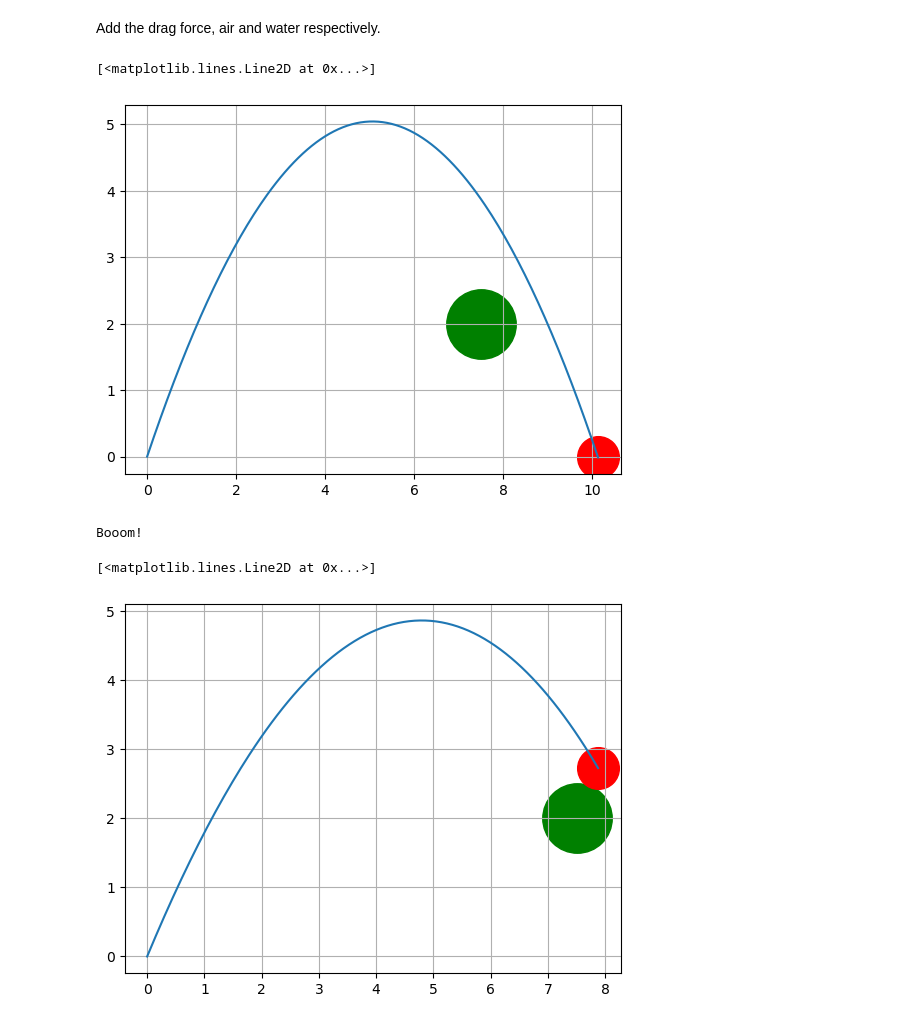
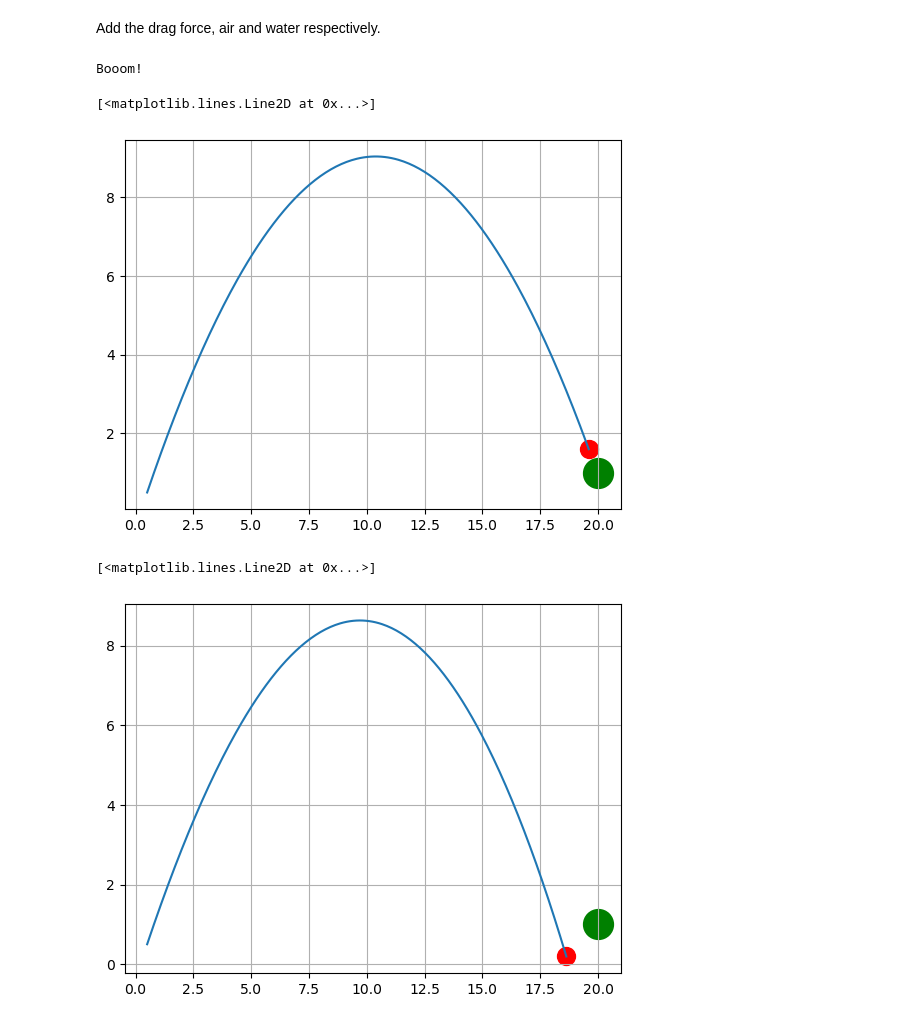
Before and after one commit to yygarypeng/pi-calculation-comphyslab-HW1, a Jupyter notebook: HW1_code/HW1.3.ipynb, the cells around one changed output. Drawn from its saved outputs; the diff is of its cells as text; code cells hidden in the pictures.

```diff
--- a/HW1_code/HW1.3.ipynb
+++ b/HW1_code/HW1.3.ipynb
@@ -18,25 +18,24 @@ mass = 5 # kg
 R = 0.3 # bird radius [meter]
 R_T = 0.5 # target radius [meter]
 # bird's position
-PosX = 0
-PosY = 0
-# bird's velocity
-VelX = 5
-VelY = 10
+PosX = 0.5
+PosY = 0.5
 # The size of the playground
 D_x = 100
-D_y = 0
+D_y = 0 + R
 # Target position [meter, meter]
-T = [7.5, 2]
+T = [20, 1]
 # collide parameter (+ 0.05 --> tolerance)
 PosSec = R + R_T + 0.05
-# convert point to m
-s_bird = np.square(100 * R) # the point area (cm^2)
-s_pig = np.square(100 * R_T) # the point area (cm^2)
+# specify the point size
+s_bird = np.square(43 * R) # the point area (cm^2)
+s_pig = np.square(43 * R_T) # the point area (cm^2)
 # %% [markdown]
 Normal condition
 # %%
-def tr(PosX, PosY, VelX, VelY):
+def tr(PosX, PosY, Vel, theta):
+        VelX = Vel * np.sin(theta)
+        VelY = Vel * np.cos(theta)
         x, y, vx, vy = PosX, PosY, VelX, VelY # temp
         X = np.array([x])
         Y = np.array([y])
@@ -57,11 +56,13 @@ def tr(PosX, PosY, VelX, VelY):
 
         return [X, Y, x, y]
 # %%
-# %timeit tr(PosX, PosY, VelX, VelY)
+# bird's velocity and angel
+Vel = 15
+theta = np.pi/6
 
 plt.scatter(T[0], T[1], s_pig, c = 'g')
-plt.scatter(tr(PosX, PosY, VelX, VelY)[2], tr(PosX, PosY, VelX, VelY)[3], s_bird, c = 'r')
+plt.scatter(tr(PosX, PosY, Vel, theta)[2], tr(PosX, PosY, Vel, theta)[3], s_bird, c = 'r')
 plt.grid()
-plt.plot(tr(PosX, PosY, VelX, VelY)[0],
-         tr(PosX, PosY, VelX, VelY)[1])
+plt.plot(tr(PosX, PosY, Vel, theta)[0],
+         tr(PosX, PosY, Vel, theta)[1])
 # %% [output]
@@ -70,7 +75,9 @@ plt.plot(tr(PosX, PosY, VelX, VelY)[0],
 # %% [markdown]
 Add the drag force, air and water respectively.
 # %%
-def tr(PosX, PosY, VelX, VelY, eta):
+def tr(PosX, PosY, Vel, theta, eta):
+        VelX = Vel * np.sin(theta)
+        VelY = Vel * np.cos(theta)
         K = 6 * np.pi * R
         x, y, vx, vy = PosX, PosY, VelX, VelY # temp
         ax = -K * eta * vx # temp
@@ -103,25 +110,33 @@ def tr(PosX, PosY, VelX, VelY, eta):
 # %%
 # in air
 
+# bird's velocity and angel
+Vel = 15
+theta = np.pi/6
+
 eta_air = 2E-4
-tr_air = tr(PosX, PosY, VelX, VelY, eta_air)
+tr_air = tr(PosX, PosY, Vel, theta, eta_air)
 plt.scatter(T[0], T[1], s_pig, c = 'g')
 plt.scatter(tr_air[2], tr_air[3], s_bird, c = 'r')
 plt.grid()
 plt.plot(tr_air[0], tr_air[1])
 # %% [output]
-[<matplotlib.lines.Line2D at 0x...>]
+Booom!
+[<matplotlib.lines.Line2D at 0x...>]
-[figure, old version]
+[figure, new version]
 # %%
 # in water
 
+# bird's velocity and angel
+Vel = 15
+theta = np.pi/6
+
 eta_water = 1E-2
-tr_water = tr(PosX, PosY, VelX, VelY, eta_water)
+tr_water = tr(PosX, PosY, Vel, theta, eta_water)
 plt.scatter(T[0], T[1], s_pig, c = 'g')
 plt.scatter(tr_water[2], tr_water[3], s_bird, c = 'r')
 plt.grid()
 plt.plot(tr_water[0], tr_water[1])
 # %% [output]
-Booom!
+[<matplotlib.lines.Line2D at 0x...>]
-[<matplotlib.lines.Line2D at 0x...>]
-[figure, old version]
+[figure, new version]
```
Also changed, not shown: parts of 1 cell of this notebook.
